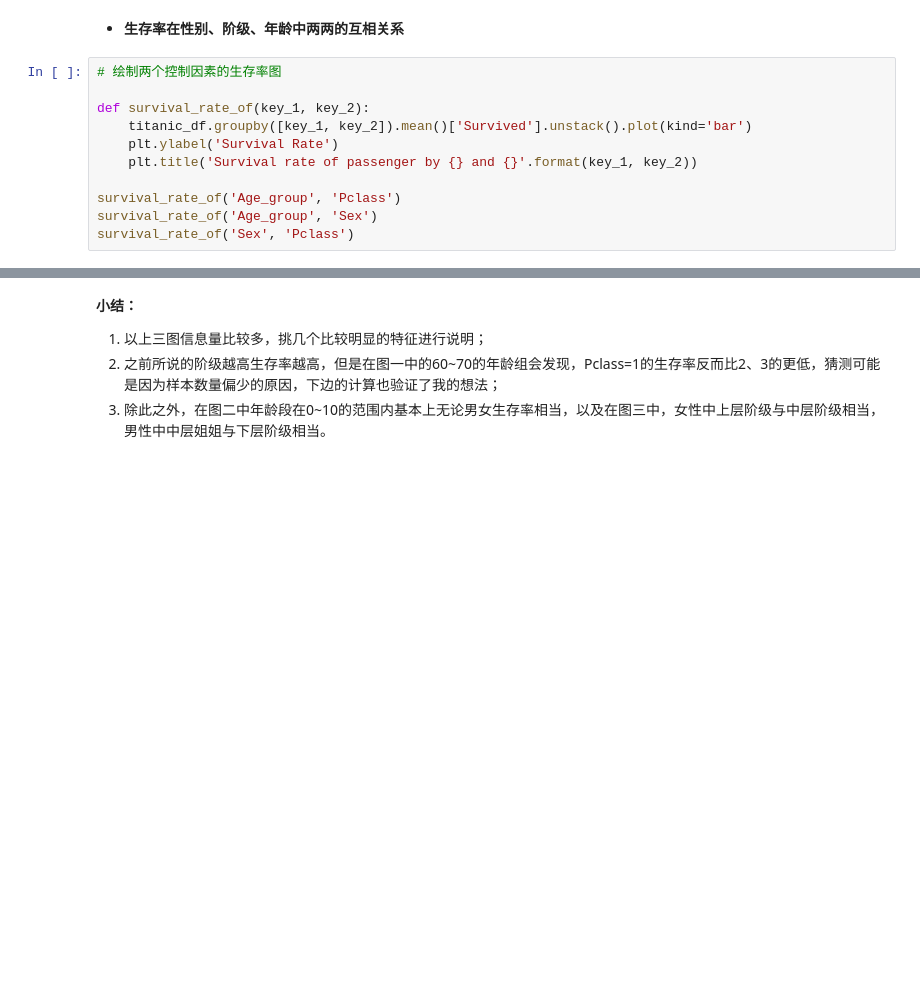
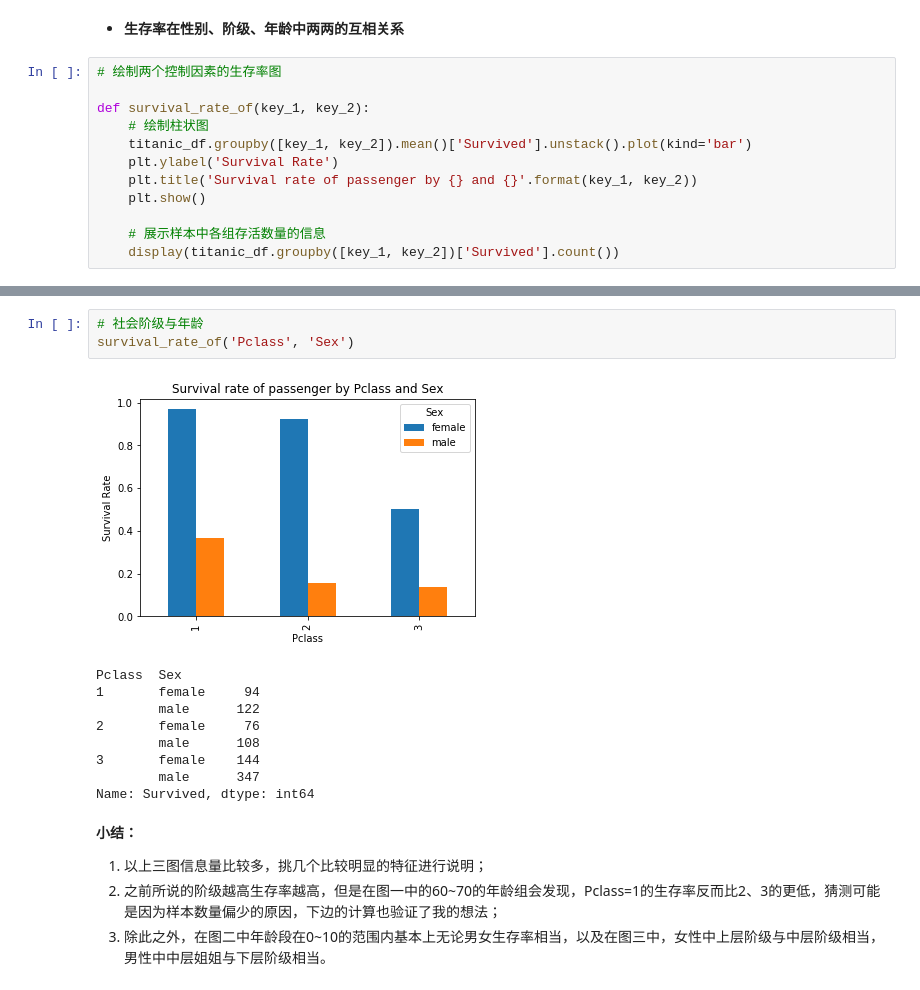
Before and after one commit to Actmerce/ML_PRI_P4, a Jupyter notebook: titanic.ipynb, the cells around one changed output, grey strips where cells are left out. Drawn from its saved outputs; the diff is of its cells as text; blank space fills up the shorter version.

```diff
--- a/titanic.ipynb
+++ b/titanic.ipynb
@@ -159,10 +145,11 @@ survival_rate('Pclass')
 # 绘制两个控制因素的生存率图
 
 def survival_rate_of(key_1, key_2):
+    # 绘制柱状图
     titanic_df.groupby([key_1, key_2]).mean()['Survived'].unstack().plot(kind='bar')
     plt.ylabel('Survival Rate')
     plt.title('Survival rate of passenger by {} and {}'.format(key_1, key_2))
+    plt.show()
 
-survival_rate_of('Age_group', 'Pclass')
-survival_rate_of('Age_group', 'Sex')
-survival_rate_of('Sex', 'Pclass')
+    # 展示样本中各组存活数量的信息
+    display(titanic_df.groupby([key_1, key_2])['Survived'].count())
@@ -173,3 +200,16 @@ survival_rate_of('Sex', 'Pclass')
+# %%
+# 社会阶级与年龄
+survival_rate_of('Pclass', 'Sex')
+# %% [output]
+[figure, added]
+Pclass  Sex
+1       female     94
+        male      122
+2       female     76
+        male      108
+3       female    144
+        male      347
+Name: Survived, dtype: int64
 # %% [markdown]
 **小结：**
 
```
Also changed, not shown: parts of 5 cells of this notebook.
